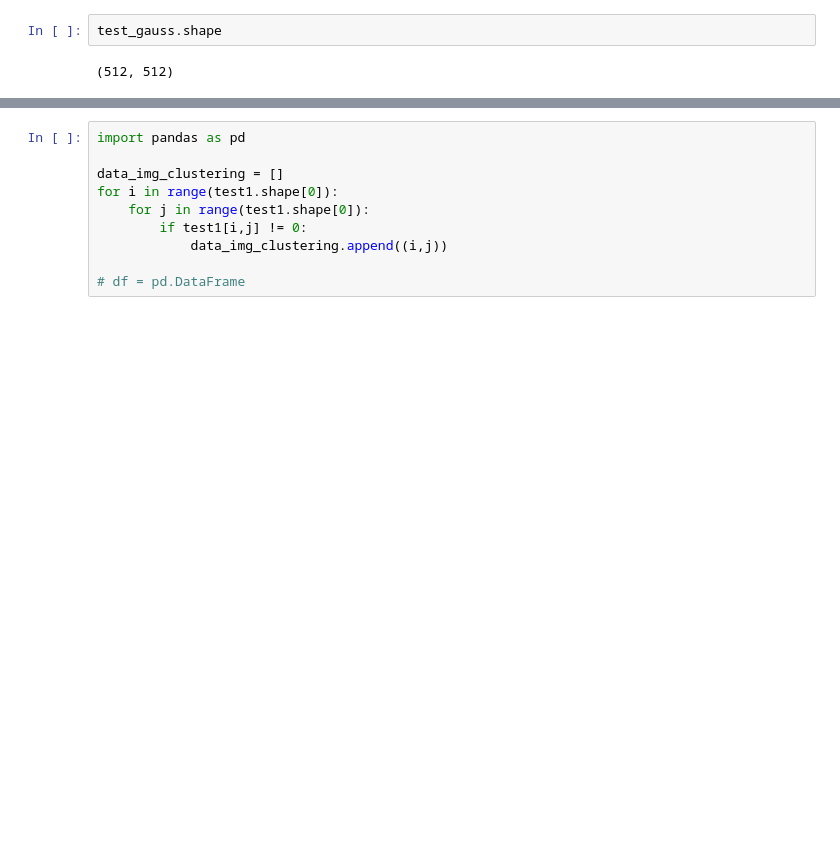
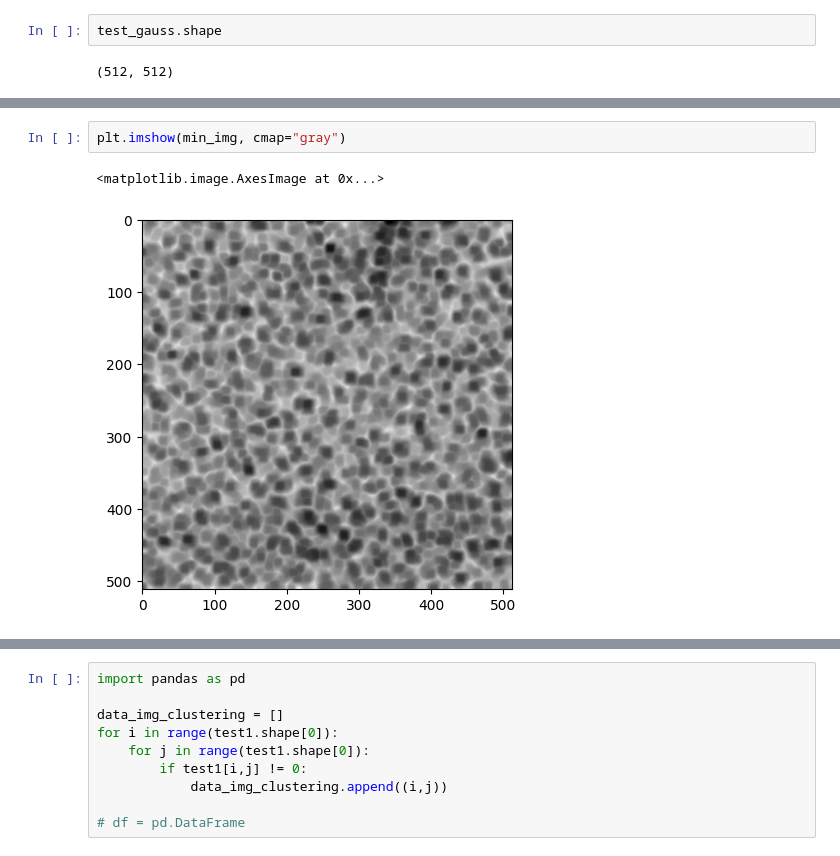
Before and after one commit to Jojo3235/tratamiento-imagense, a Jupyter notebook: Tratamiento de imagenes biomedicas/proyecto/practica.ipynb, the cells around one changed output, grey strips where cells are left out. Cells and saved outputs as stored; diff of their text form; blank space fills up the shorter version.

```diff
--- a/Tratamiento de imagenes biomedicas/proyecto/practica.ipynb
+++ b/Tratamiento de imagenes biomedicas/proyecto/practica.ipynb
@@ -86,3 +94,8 @@ test_gauss.shape
+# %%
+plt.imshow(min_img, cmap="gray")
+# %% [output]
+<matplotlib.image.AxesImage at 0x...>
+[figure, added]
 # %%
 # Calculamos el histograma
 import cv2
```
Also changed, not shown: parts of 12 cells of this notebook.
